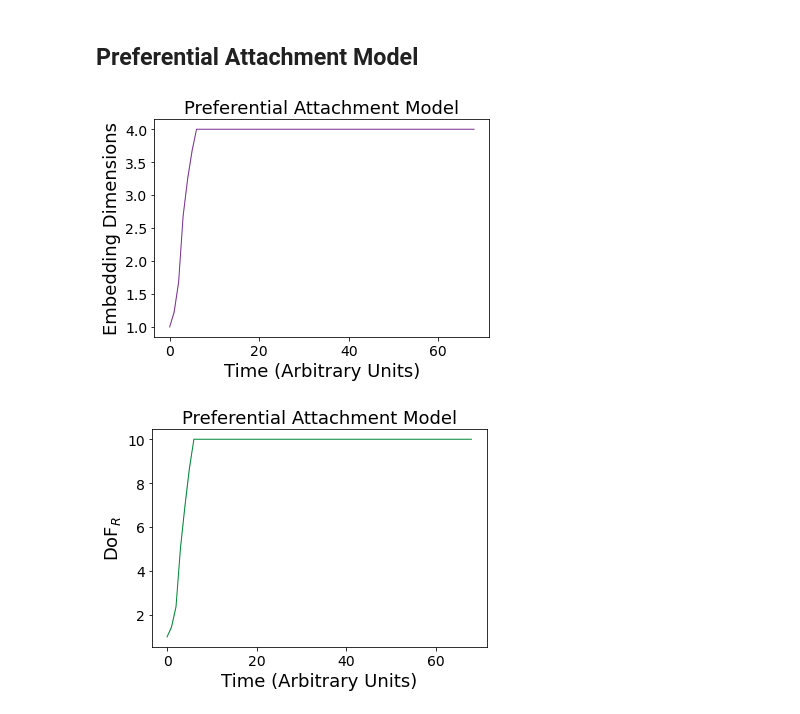
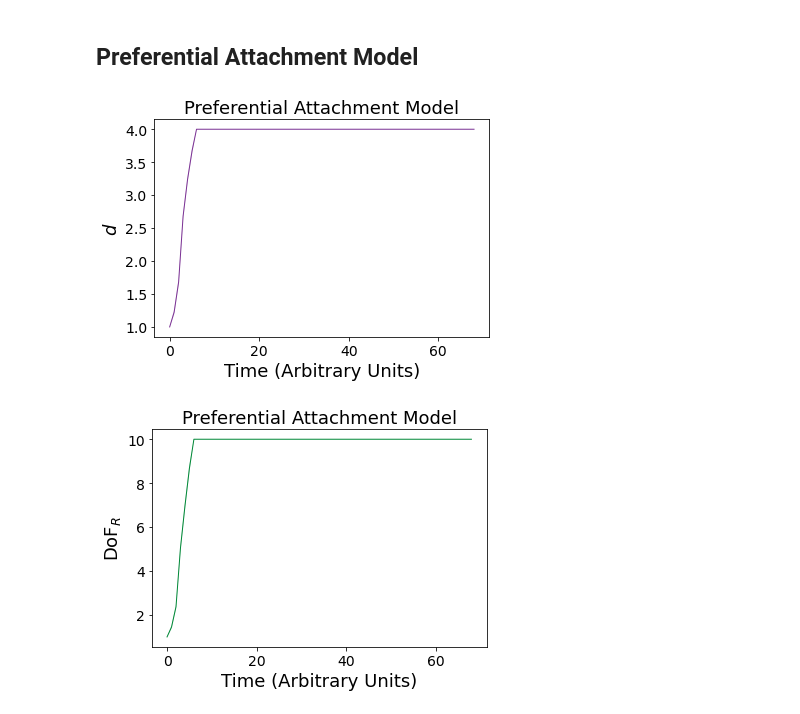
Before and after one commit to spatank/Curiosity, a Jupyter notebook: v8/mech_plotting.ipynb, the cells around one changed output. Saved outputs shown, nothing was run; the diff lists cells and outputs as text; code cells hidden in the pictures.

```diff
--- a/v8/mech_plotting.ipynb
+++ b/v8/mech_plotting.ipynb
@@ -738,11 +729,11 @@ DoF_PA = data_dict['DoF_PA']
 # %%
 plot_curve(d_PA, curve_label = 'd', curve_color = '#7b3294')
 plt.xlabel('Time (Arbitrary Units)', fontsize = 18)
-plt.ylabel('Embedding Dimensions', fontsize = 18)
+plt.ylabel('$d$', fontsize = 18)
 plt.title('Preferential Attachment Model', fontsize = 18)
 plt.savefig('Figures/Mech/preferential_attachment_d.pdf', transparent = True, bbox_inches = 'tight')
 # %% [output]
-[figure, old version]
+[figure, new version]
 # %%
 plot_curve(rigid_PA, curve_label = 'DoF$_R$', curve_color = '#008837')
 plt.xlabel('Time (Arbitrary Units)', fontsize = 18)
```
Also changed, not shown: parts of 4 cells of this notebook.
